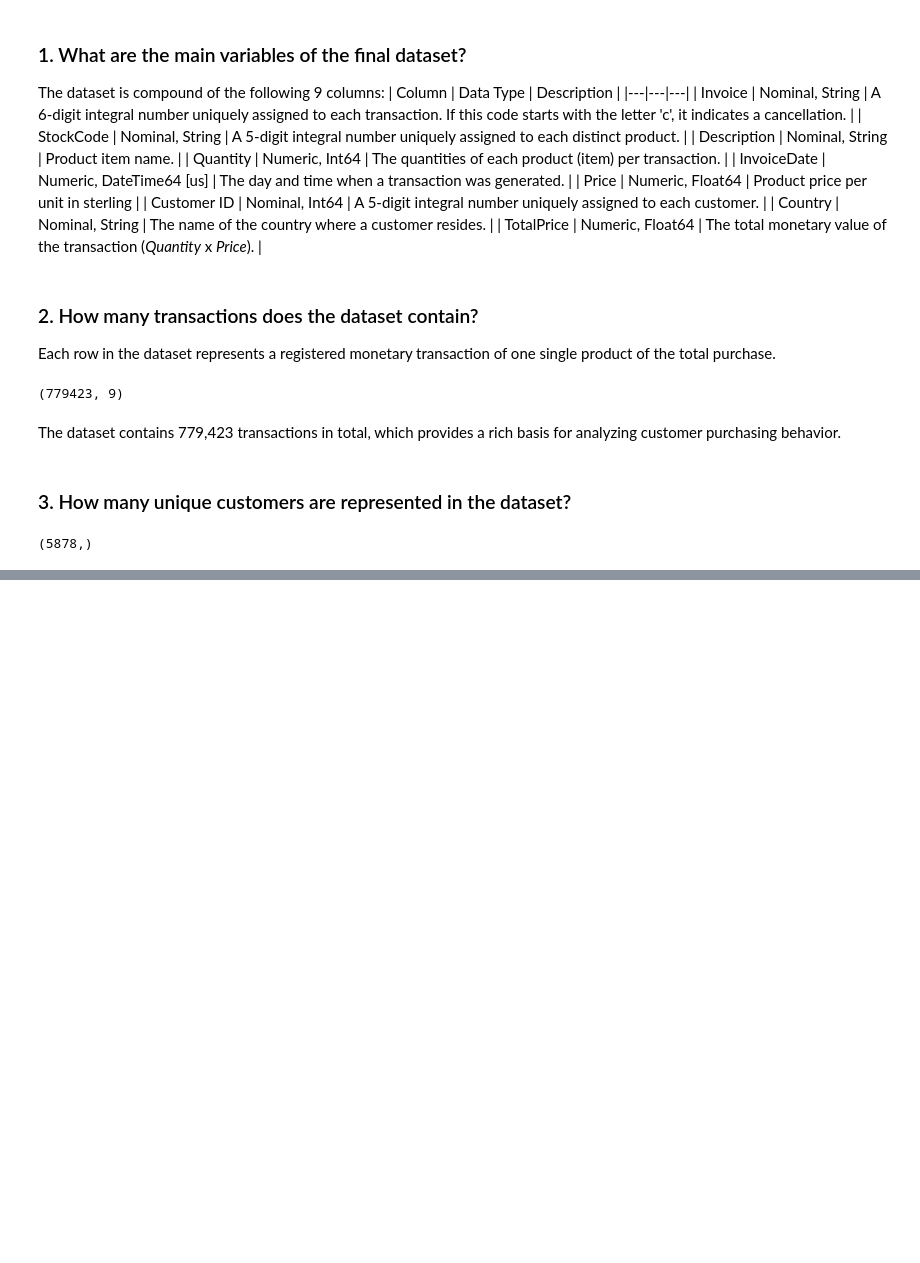
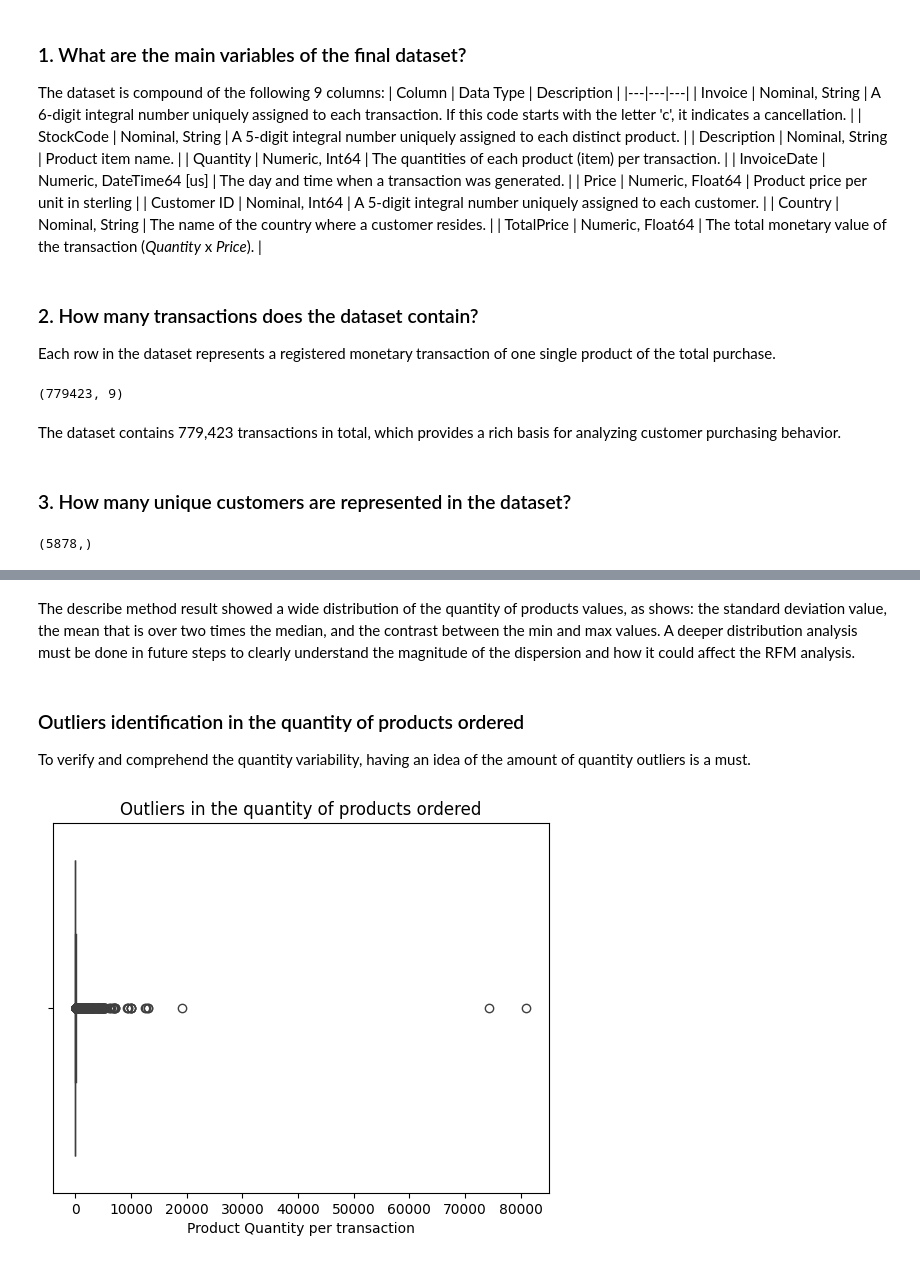
Before and after one commit to AmaKings9/online-retail-customer-analysis, a Jupyter notebook: notebooks/03_eda.ipynb, the cells around one changed output, grey strips where cells are left out. Drawn from its saved outputs; the diff is of its cells as text; code cells hidden in the pictures; blank space fills up the shorter version.

Commit message:
Add distribution analysis of quantity of products per transaction

```diff
--- a/notebooks/03_eda.ipynb
+++ b/notebooks/03_eda.ipynb
@@ -50,0 +76,12 @@ This figure represents the customers observed in the dataset and does not necess
+# %% [markdown]
+The describe method result showed a wide distribution of the quantity of products values, as shows: the standard deviation value, the mean that is over two times the median, and the contrast between the min and max values. A deeper distribution analysis must be done in future steps to clearly understand the magnitude of the dispersion and how it could affect the RFM analysis.
+# %% [markdown]
+### Outliers identification in the quantity of products ordered
+To verify and comprehend the quantity variability, having an idea of the amount of quantity outliers is a must.
+# %%
+sns.boxplot(x=df['Quantity'])
+plt.title("Outliers in the quantity of products ordered")
+plt.xlabel("Product Quantity per transaction")
+plt.show()
+# %% [output]
+[figure, added]
```
Also changed, not shown: parts of 15 cells of this notebook.
